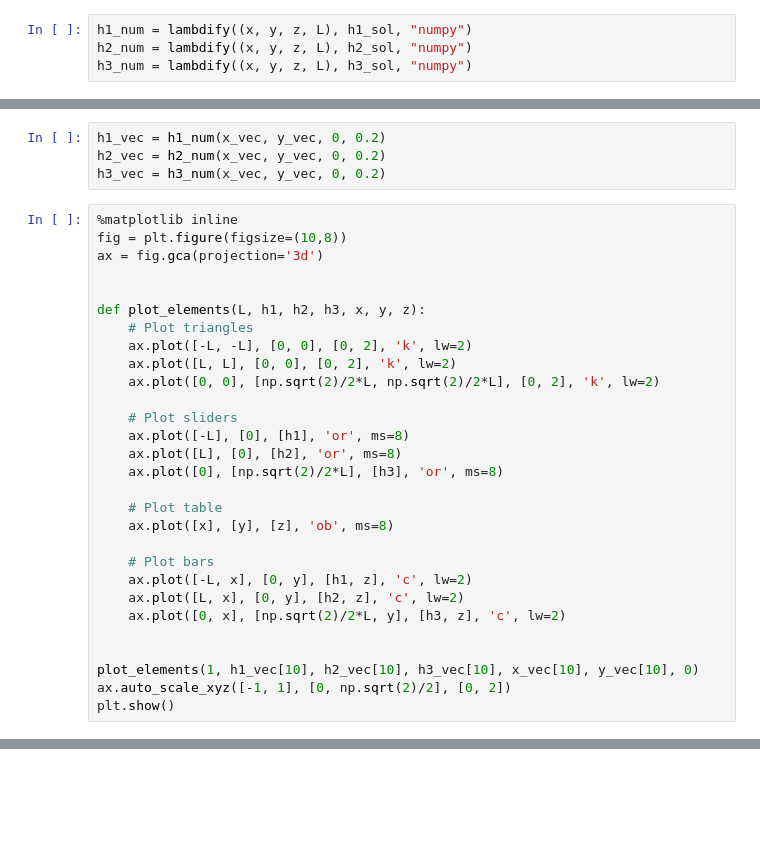
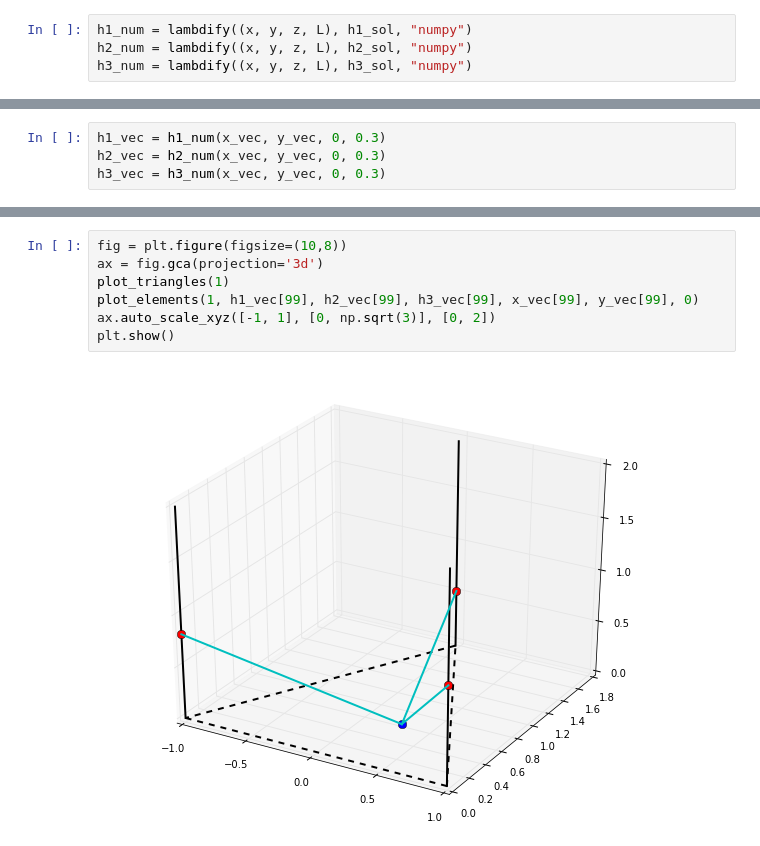
Before and after one commit to nicoguaro/notebooks_examples, a Jupyter notebook: Delta_3D_printer.ipynb, the cells around one changed output, grey strips where cells are left out. Saved outputs shown, nothing was run; the diff lists cells and outputs as text; blank space fills up the shorter version.

```diff
--- a/Delta_3D_printer.ipynb
+++ b/Delta_3D_printer.ipynb
@@ -93,33 +125,4 @@ y_vec = 0.5*np.sin(theta) + np.sqrt(2)/4
 # %%
-h1_vec = h1_num(x_vec, y_vec, 0, 0.2)
-h2_vec = h2_num(x_vec, y_vec, 0, 0.2)
-h3_vec = h3_num(x_vec, y_vec, 0, 0.2)
+h1_vec = h1_num(x_vec, y_vec, 0, 0.3)
+h2_vec = h2_num(x_vec, y_vec, 0, 0.3)
+h3_vec = h3_num(x_vec, y_vec, 0, 0.3)
-# %%
-%matplotlib inline
-fig = plt.figure(figsize=(10,8))
-ax = fig.gca(projection='3d')
-
-
-def plot_elements(L, h1, h2, h3, x, y, z):
-    # Plot triangles
-    ax.plot([-L, -L], [0, 0], [0, 2], 'k', lw=2)
-    ax.plot([L, L], [0, 0], [0, 2], 'k', lw=2)
-    ax.plot([0, 0], [np.sqrt(2)/2*L, np.sqrt(2)/2*L], [0, 2], 'k', lw=2)
-
-    # Plot sliders
-    ax.plot([-L], [0], [h1], 'or', ms=8)
-    ax.plot([L], [0], [h2], 'or', ms=8)
-    ax.plot([0], [np.sqrt(2)/2*L], [h3], 'or', ms=8)
-
-    # Plot table
-    ax.plot([x], [y], [z], 'ob', ms=8)
-
-    # Plot bars
-    ax.plot([-L, x], [0, y], [h1, z], 'c', lw=2)
-    ax.plot([L, x], [0, y], [h2, z], 'c', lw=2)
-    ax.plot([0, x], [np.sqrt(2)/2*L, y], [h3, z], 'c', lw=2)
-
-
-plot_elements(1, h1_vec[10], h2_vec[10], h3_vec[10], x_vec[10], y_vec[10], 0)
-ax.auto_scale_xyz([-1, 1], [0, np.sqrt(2)/2], [0, 2])
-plt.show()
@@ -127,0 +129,9 @@ plt.show()
+# %%
+fig = plt.figure(figsize=(10,8))
+ax = fig.gca(projection='3d')
+plot_triangles(1)
+plot_elements(1, h1_vec[99], h2_vec[99], h3_vec[99], x_vec[99], y_vec[99], 0)
+ax.auto_scale_xyz([-1, 1], [0, np.sqrt(3)], [0, 2])
+plt.show()
+# %% [output]
+[figure, added]
```
Also changed, not shown: parts of 17 cells of this notebook.
